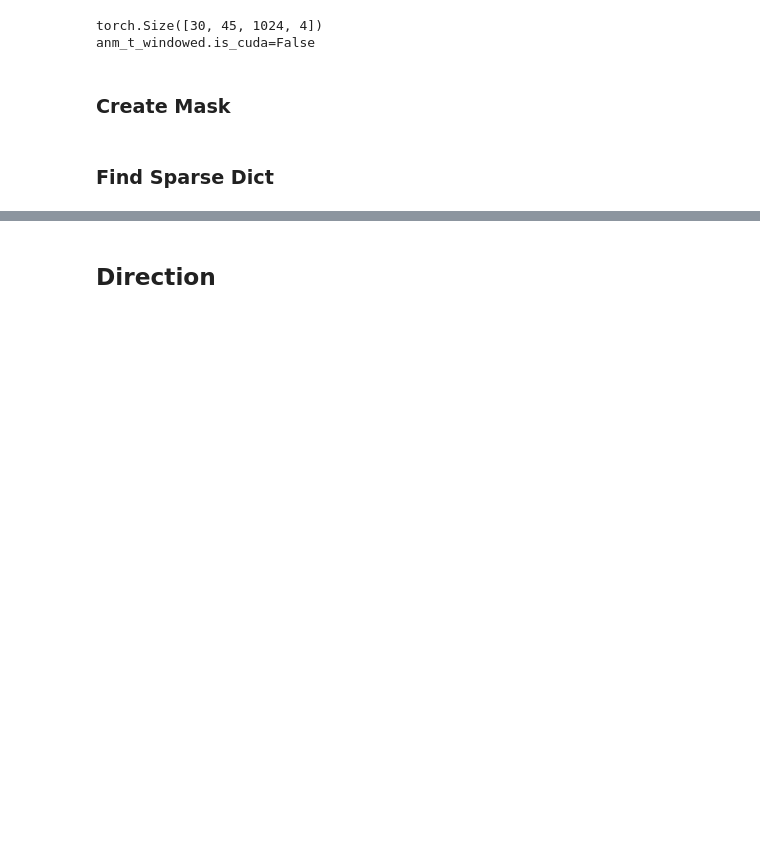
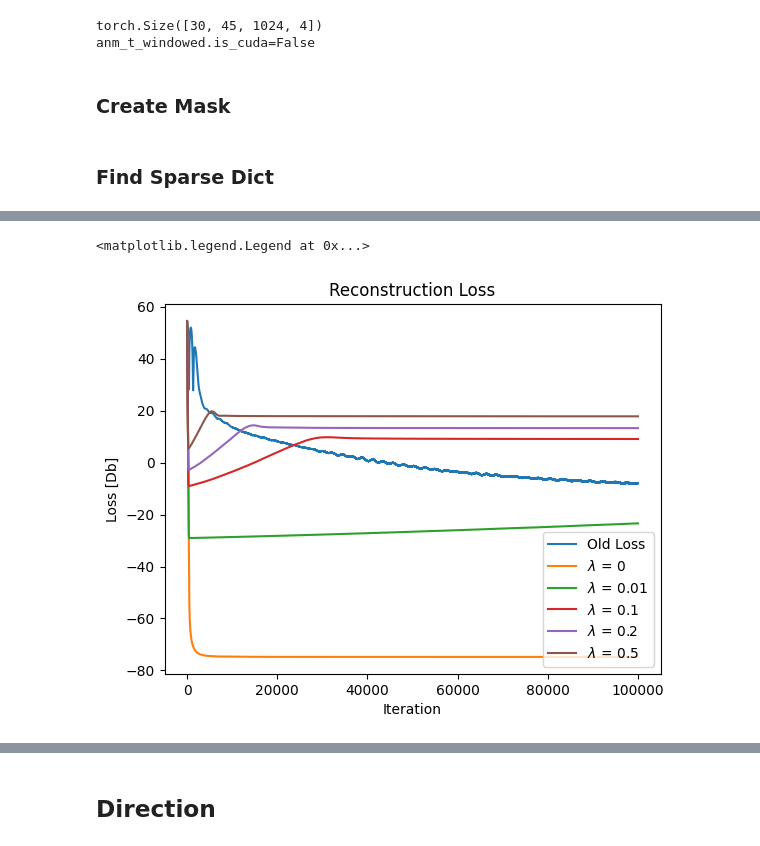
Before and after one commit to Amitmils/AmbisonicUpscaling, a Jupyter notebook: run_script.ipynb, the cells around one changed output, grey strips where cells are left out. Saved outputs shown, nothing was run; the diff lists cells and outputs as text; code cells hidden in the pictures; blank space fills up the shorter version.

```diff
--- a/run_script.ipynb
+++ b/run_script.ipynb
@@ -152 +158,24 @@ Time: 266.436399936676
+# %%
+GD_lambda_dot01 = opt.reconstruction_loss
+# %%
+GD_lambda_dot1 = opt.reconstruction_loss
+# %%
+GD_lambda_dot2 = opt.reconstruction_loss
+# %%
+
+GD_lambda_dot5 = opt.reconstruction_loss
+# %%
+plt.plot(GD_old,label="Old Loss")
+plt.plot(GD_lambda_0,label="$\lambda$ = 0")
+plt.plot(GD_lambda_dot01,label="$\lambda$ = 0.01")
+plt.plot(GD_lambda_dot1,label="$\lambda$ = 0.1")
+plt.plot(GD_lambda_dot2,label="$\lambda$ = 0.2")
+plt.plot(GD_lambda_dot5,label="$\lambda$ = 0.5")
+plt.title("Reconstruction Loss")
+plt.xlabel("Iteration")
+plt.ylabel("Loss [Db]")
+plt.legend()
+# %% [output]
+<matplotlib.legend.Legend at 0x...>
+[figure, added]
 # %%
```
Also changed, not shown: parts of 8 cells of this notebook, 2 other files.
